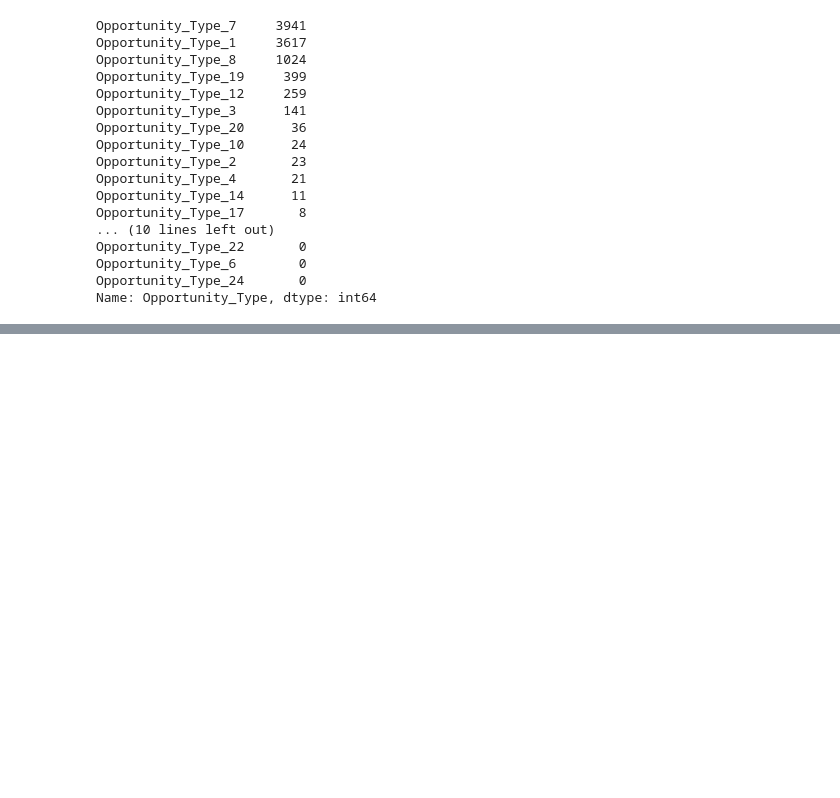
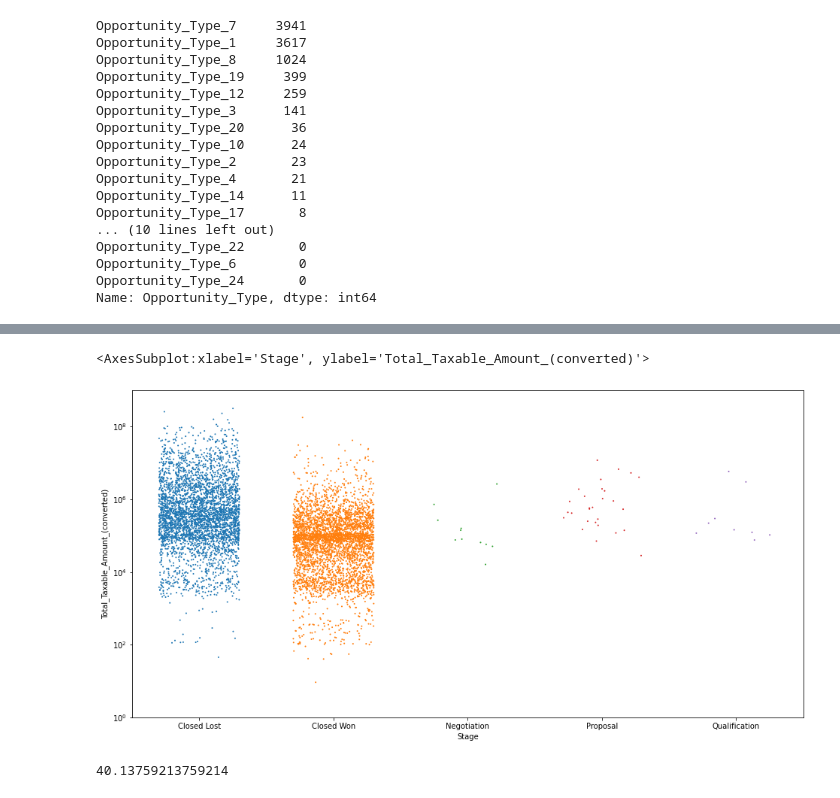
Before and after one commit to faristegui/tpdatos-2c-2020, a Jupyter notebook: TP1_Martin.ipynb, the cells around one changed output, grey strips where cells are left out. Cells and saved outputs as stored; diff of their text form; code cells hidden in the pictures; blank space fills up the shorter version.

```diff
--- a/TP1_Martin.ipynb
+++ b/TP1_Martin.ipynb
@@ -761,2 +738,4 @@ px.treemap(df_tree, path=[px.Constant('world'), 'Region', 'Territory'], values='
 # %% [output]
 [interactive output not drawn]
+# %%
+df_product = df.groupby(['Stage', 'Product_Type', 'Total_Taxable_Amount_(converted)']).agg({'Opportunity_ID':pd.Series.nunique}).reset_index().dropna()
@@ -762,0 +758,8 @@ px.treemap(df_tree, path=[px.Constant('world'), 'Region', 'Territory'], values='
+# %%
+plt.figure(figsize=(16,8))
+plt.yscale('log')
+plt.ylim(1, 10e8)
+sns.stripplot(df_product.Stage, df_product["Total_Taxable_Amount_(converted)"], jitter=0.3, size=2)
+# %% [output]
+<AxesSubplot:xlabel='Stage', ylabel='Total_Taxable_Amount_(converted)'>
+[figure, added]
@@ -762,0 +774,4 @@ px.treemap(df_tree, path=[px.Constant('world'), 'Region', 'Territory'], values='
+# %%
+df_wonlost_regionID['Total_Amount_(converted)'].min()
+# %% [output]
+40.13759213759214
```
Also changed, not shown: parts of 38 cells of this notebook.
